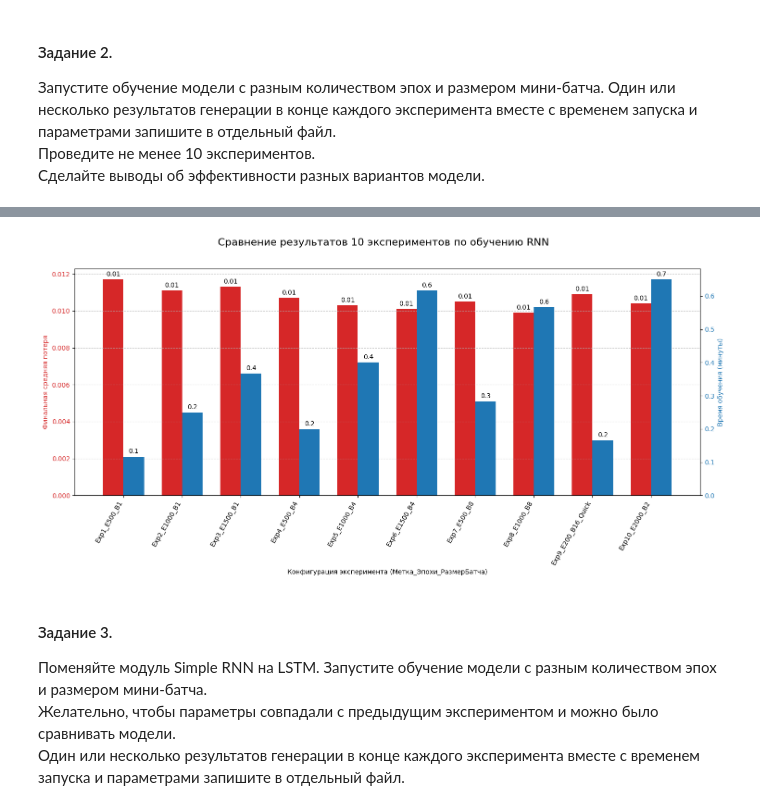
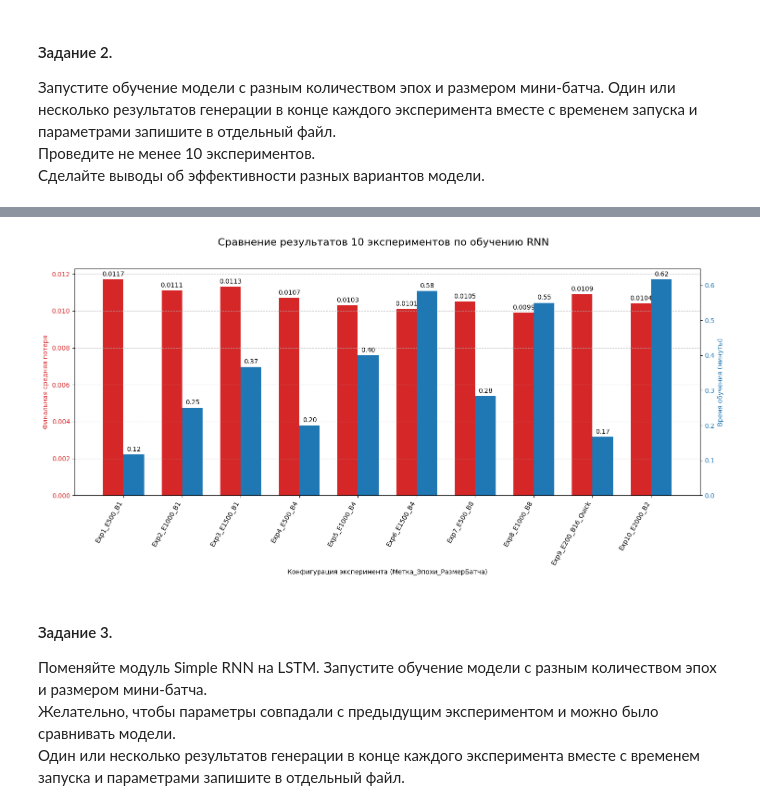
Before and after one commit to FessDemon/pim, a Jupyter notebook: neural_networks/labs/lab_06/2025_NN_lab6.ipynb, the cells around one changed output, grey strips where cells are left out. Saved outputs shown, nothing was run; the diff lists cells and outputs as text; code cells hidden in the pictures.

```diff
--- a/neural_networks/labs/lab_06/2025_NN_lab6.ipynb
+++ b/neural_networks/labs/lab_06/2025_NN_lab6.ipynb
@@ -987,36 +988,36 @@ bars1 = ax1.bar(x - width/2, final_losses, width, label='Финальная по
 ax1.tick_params(axis='y', labelcolor=color)
 ax1.set_xticks(x)
 ax1.set_xticklabels(experiment_labels, rotation=60, ha="right") # Увеличил угол для лучшей читаемости
 ax1.grid(True, axis='y', linestyle='--', alpha=0.7)
 
 # Создаем вторую ось Y для времени обучения
 ax2 = ax1.twinx()
 color = 'tab:blue'
 ax2.set_ylabel('Время обучения (минуты)', color=color)
 bars2 = ax2.bar(x + width/2, training_times_minutes, width, label='Время обучения', color=color)
 ax2.tick_params(axis='y', labelcolor=color)
 
 # Добавление заголовка
 fig.suptitle('Сравнение результатов 10 экспериментов по обучению RNN', fontsize=16)
 
 # Добавление значений на столбцы для наглядности
 def autolabel(bars, ax, precision=2):
     """Добавляет метки со значениями над столбцами."""
     for bar in bars:
         height = bar.get_height()
         ax.annotate(f'{height:.{precision}f}',
                     xy=(bar.get_x() + bar.get_width() / 2, height),
                     xytext=(0, 3),  # 3 points vertical offset
                     textcoords="offset points",
                     ha='center', va='bottom')
 
-autolabel(bars1, ax1, precision=2) # Для потерь 2 знака после запятой
-autolabel(bars2, ax2, precision=1) # Для времени 1 знак после запятой
+autolabel(bars1, ax1, precision=4) # Для потерь 4 знака после запятой
+autolabel(bars2, ax2, precision=2) # Для времени 2 знак после запятой
 
 fig.tight_layout(rect=[0, 0.05, 1, 0.96])  # Скорректировал отступы для подписей оси X
 plt.show()
 # %% [output]
-[figure, old version]
+[figure, new version]
 # %% [markdown]
 #### Задание 3.
 Поменяйте модуль Simple RNN на LSTM. Запустите обучение модели с разным количеством эпох и размером мини-батча.
```
Also changed, not shown: parts of 8 cells of this notebook, 1 other file.
